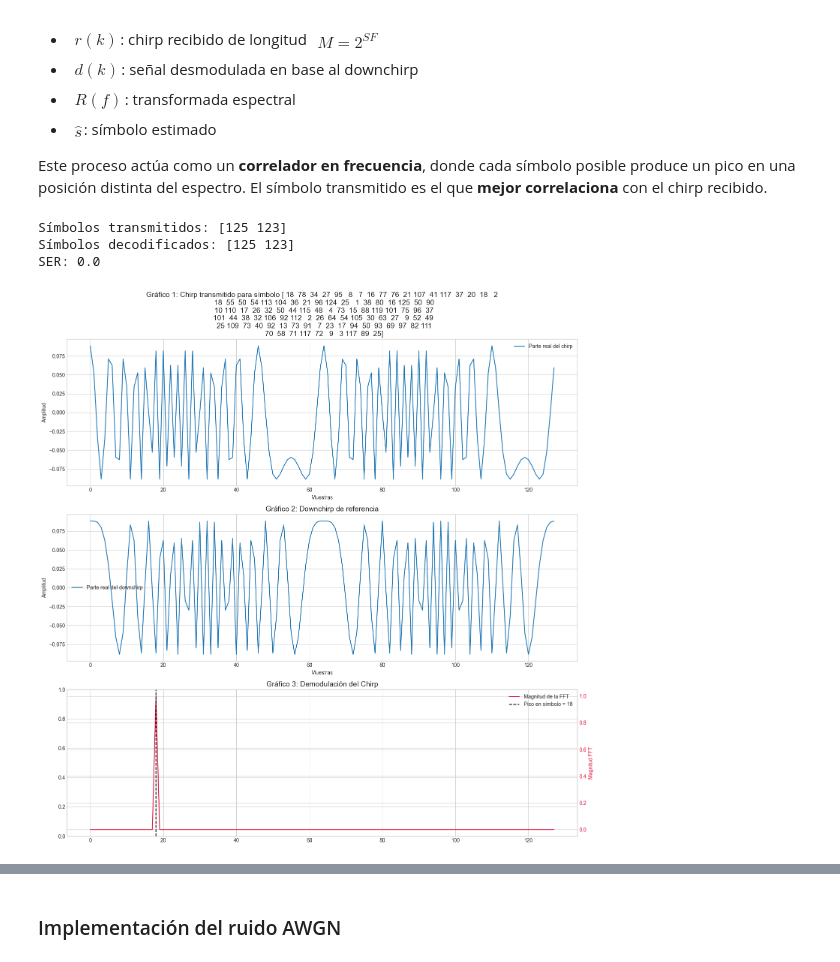
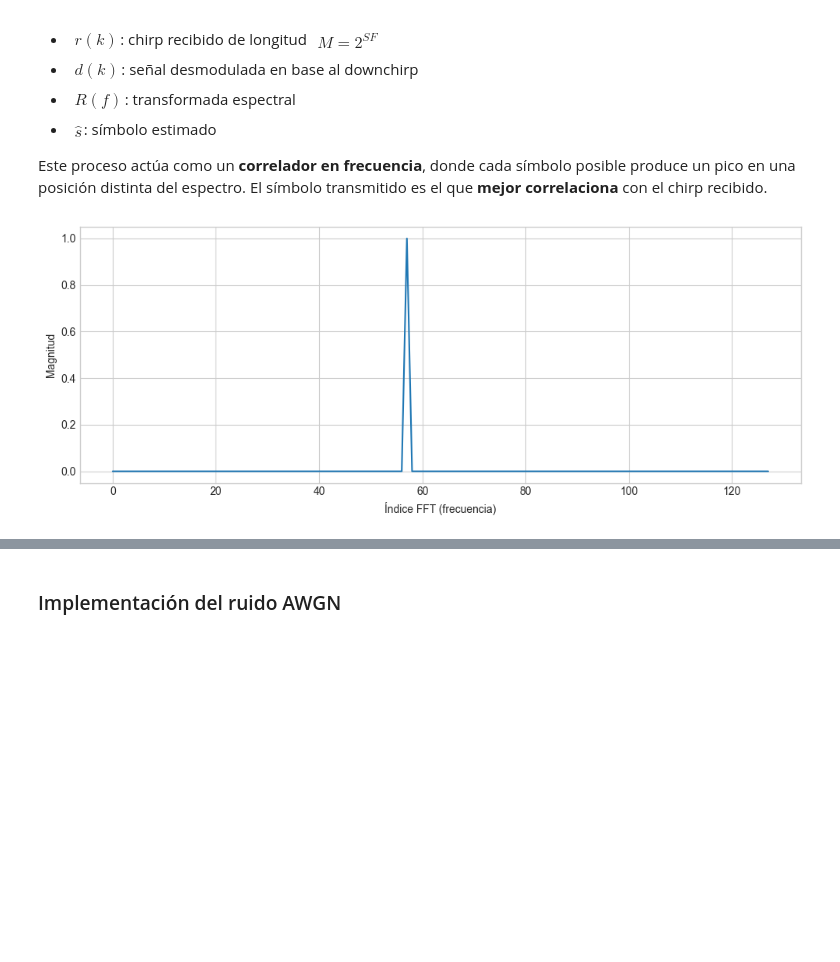
Before and after one commit to Nicolas44896/Proyecto-LoRa, a Jupyter notebook: Proyecto-LoRa.ipynb, the cells around one changed output, grey strips where cells are left out. Drawn from its saved outputs; the diff is of its cells as text; code cells hidden in the pictures; blank space fills up the shorter version.

```diff
--- a/Proyecto-LoRa.ipynb
+++ b/Proyecto-LoRa.ipynb
@@ -257,64 +246,19 @@ def ser(s_tx, s_rx):
-# %%
-
-bit_randoms = np.random.randint(0, 2, SF * 2)  # 2 símbolos
-
-# Transmisor
-simbolo_tx = coder(bit_randoms, SF)
-chirps_tx = waveform_former(simbolo_tx, SF)
-
-# Receptor (sin canal)
-s_rx = n_tuple_former(chirps_tx, SF)
-
-# Calcular SER
-print("Símbolos transmitidos:", simbolo_tx[:10])
-print("Símbolos decodificados:", s_rx[:10])
-print("SER:", ser(simbolo_tx, s_rx))
-# %% [output]
-Símbolos transmitidos: [125 123]
-Símbolos decodificados: [125 123]
-SER: 0.0
 # %%
-# === Transmisión de un solo símbolo ===
+# Generar downchirp
+k = np.arange(M)
+downchirp = (1 / np.sqrt(M)) * np.exp(-1j * 2 * np.pi * k**2 / M)
+# Mezclar chirp con downchirp (de-chirping)
+produc = chirp * downchirp
+fft_result = np.fft.fft(produc)
+magnitud = np.abs(fft_result)
 
-
-# === GRAFICAMOS ===
-plt.style.use('seaborn-v0_8-whitegrid')
-plt.figure(figsize=(15, 15))
-
-# --- Gráfico 1: Chirp transmitido ---
-plt.subplot(3, 1, 1)
-plt.plot(np.real(chirp_tx), label='Parte real del chirp')
-plt.title(f'Gráfico 1: Chirp transmitido para símbolo {simbolo_tx}', fontsize=14)
-plt.xlabel('Muestras')
-plt.ylabel('Amplitud')
-plt.legend()
+# Graficar la magnitud de la FFT
+plt.figure(figsize=(10, 4))
+plt.plot(magnitud)
+plt.xlabel("Índice FFT (frecuencia)")
+plt.ylabel("Magnitud")
 plt.grid(True)
-
-# --- Gráfico 2: Downchirp de referencia ---
-plt.subplot(3, 1, 2)
-plt.plot(np.real(downchirp), label='Parte real del downchirp')
-plt.title('Gráfico 2: Downchirp de referencia', fontsize=14)
-plt.xlabel('Muestras')
-plt.ylabel('Amplitud')
-plt.legend()
-plt.grid(True)
-
-# --- Gráfico 3: Demodulación del chirp ---
-plt.subplot(3, 1, 3)
-producto = chirp_tx * downchirp
-fft_mag = np.abs(np.fft.fft(producto))
-
-ax1 = plt.gca()
-
-ax2 = ax1.twinx()
-ax2.plot(fft_mag, color='crimson', label='Magnitud de la FFT')
-ax2.axvline(x=simbolo_rx, color='k', linestyle='--', label=f'Pico en símbolo = {simbolo_rx}')
-ax2.set_ylabel('Magnitud FFT', color='crimson')
-ax2.tick_params(axis='y', labelcolor='crimson')
-ax2.legend(loc='upper right')
-
-plt.title('Gráfico 3: Demodulación del Chirp', fontsize=14)
 plt.tight_layout()
 plt.show()
 # %% [output]
-[figure, old version]
+[figure, new version]
```
Also changed, not shown: parts of 8 cells of this notebook.
